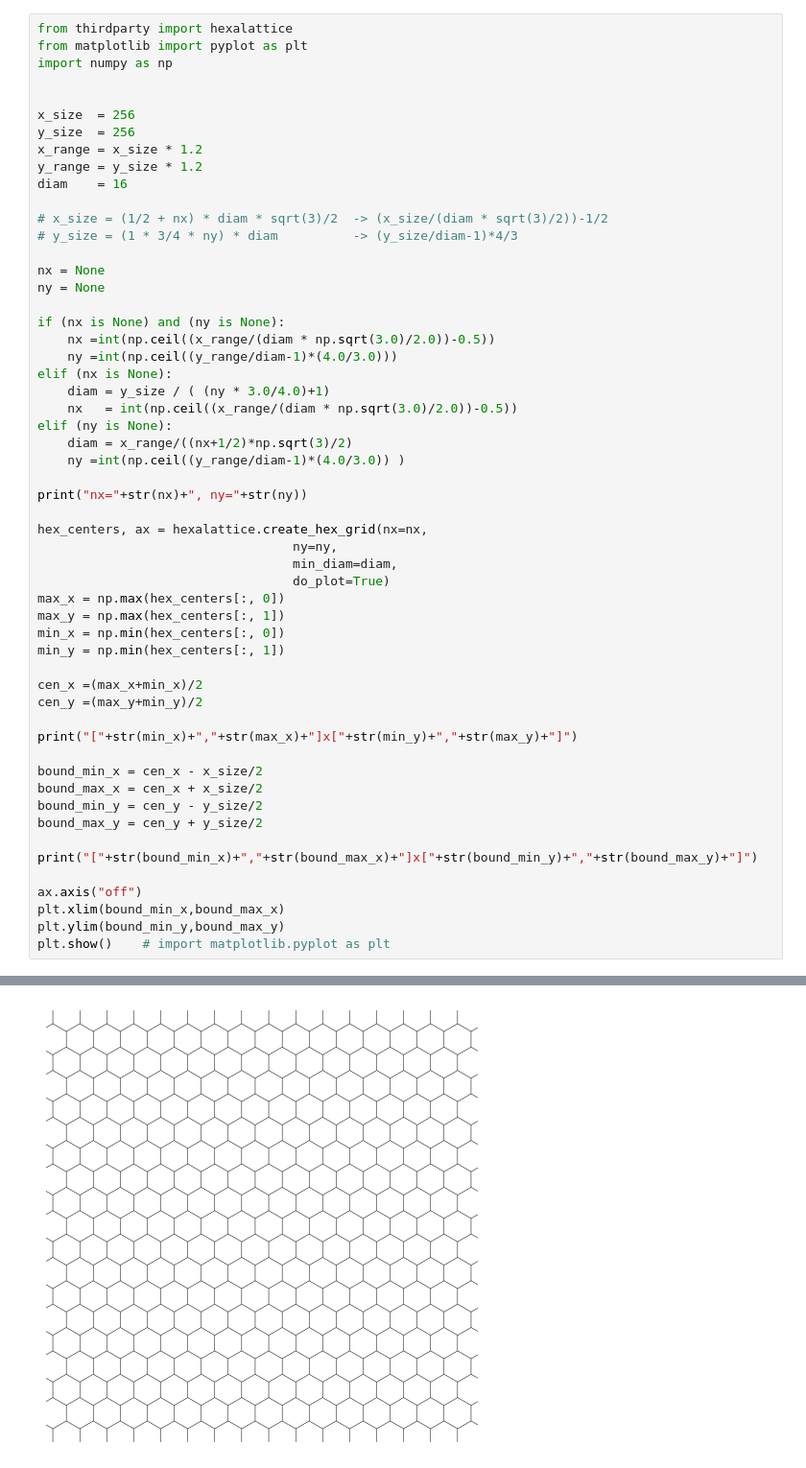
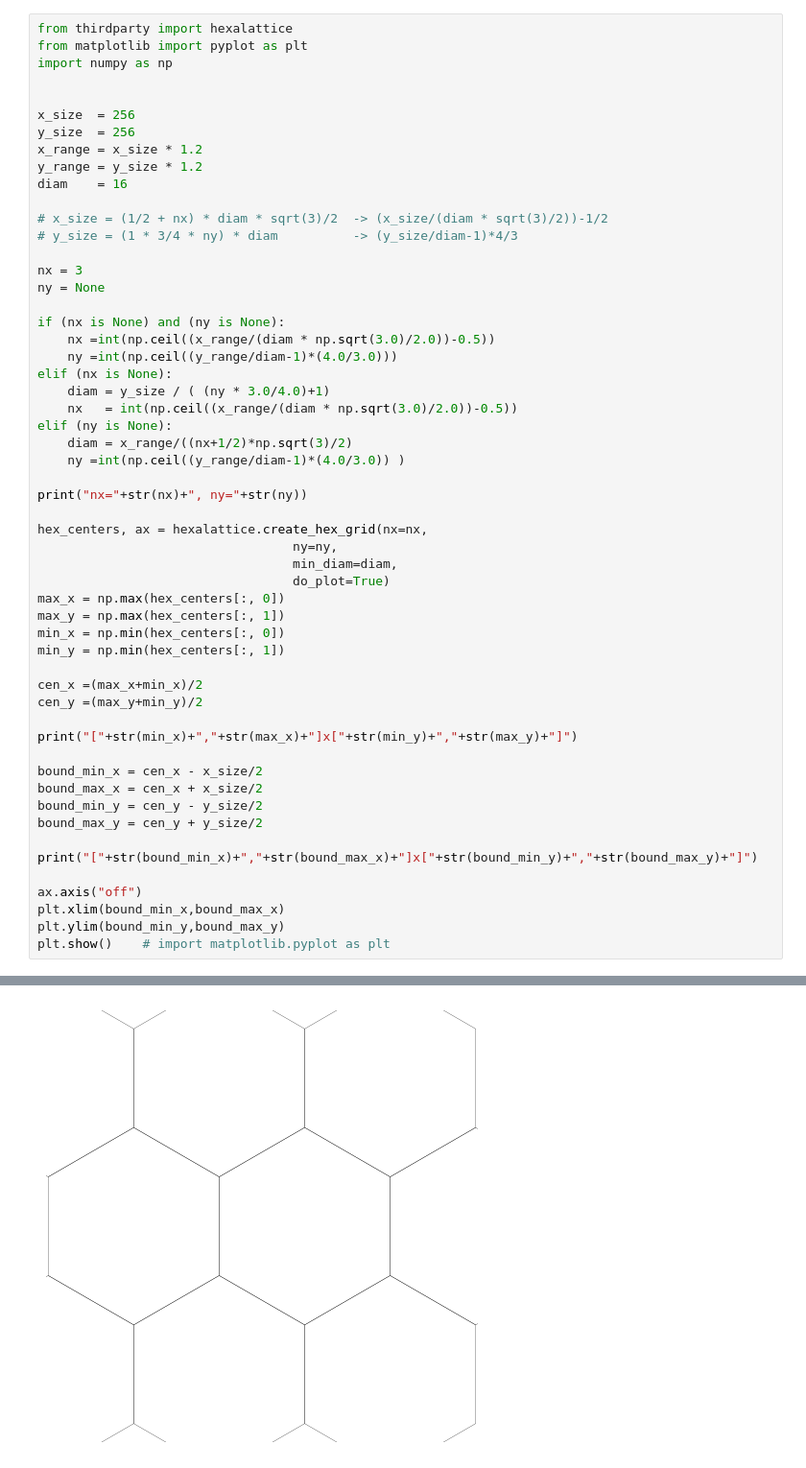
Before and after one commit to kashikacojp/compound-eye-simulator, a Jupyter notebook: jupyter/Untitled1.ipynb, the cells around one changed output, grey strips where cells are left out. Shown at 96% size. Saved outputs shown, nothing was run; the diff lists cells and outputs as text.

```diff
--- a/jupyter/Untitled1.ipynb
+++ b/jupyter/Untitled1.ipynb
@@ -13,7 +13,7 @@ diam    = 16
 # x_size = (1/2 + nx) * diam * sqrt(3)/2  -> (x_size/(diam * sqrt(3)/2))-1/2
 # y_size = (1 * 3/4 * ny) * diam          -> (y_size/diam-1)*4/3
 
-nx = None
+nx = 3
 ny = None
 
 if (nx is None) and (ny is None):
@@ -60,4 +60,4 @@ nx=22, ny=25
-[figure, old version]
+[figure, new version]
 # %%
 x_hex_coords = hex_centers[:, 0]
 y_hex_coords = hex_centers[:, 1]
```
Also changed, not shown: parts of 3 cells of this notebook.
